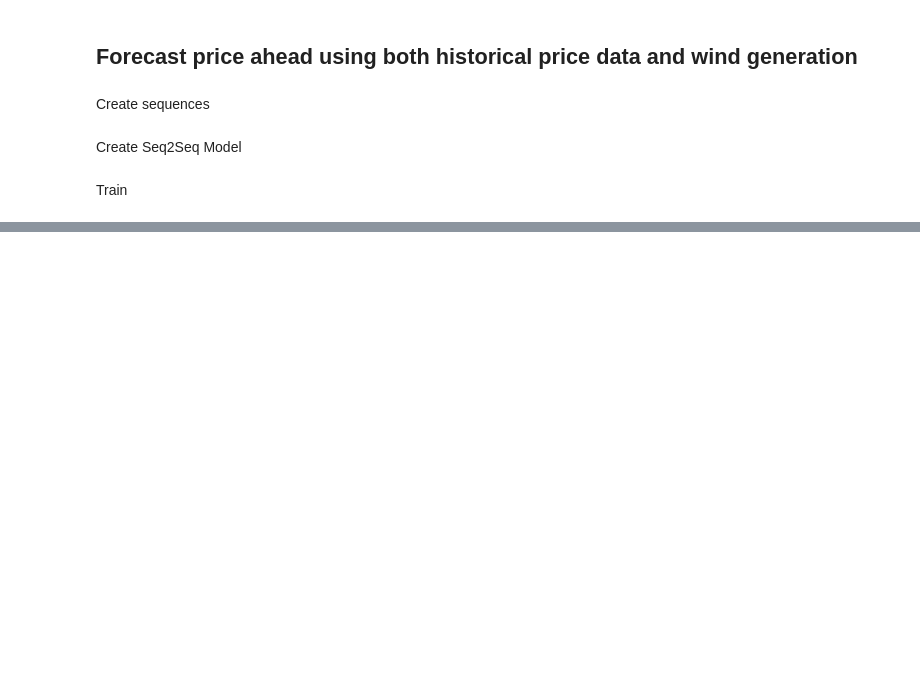
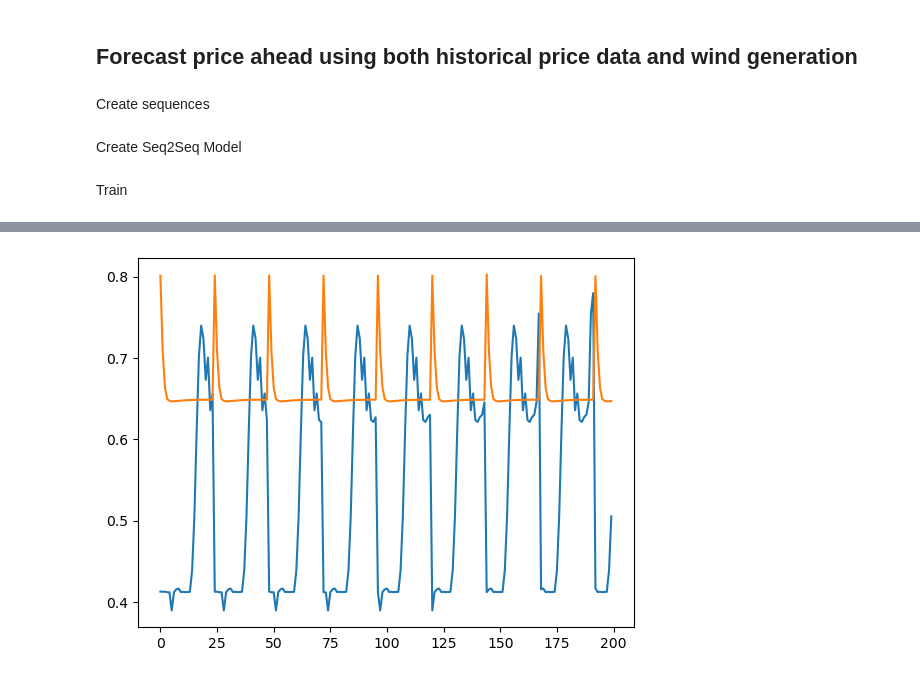
Before and after one commit to atleer/forecast-electricity-markets, a Jupyter notebook: analysis/notebooks/exploration/seq2seq_multivariate.ipynb, the cells around one changed output, grey strips where cells are left out. Cells and saved outputs as stored; diff of their text form; code cells hidden in the pictures; blank space fills up the shorter version.

```diff
--- a/analysis/notebooks/exploration/seq2seq_multivariate.ipynb
+++ b/analysis/notebooks/exploration/seq2seq_multivariate.ipynb
@@ -197,3 +201,9 @@ plt.plot(losses)
+# %%
+plt.plot(y_train.flatten()[:200])
+with torch.no_grad():
+    plt.plot(predictions.flatten()[:200])
+# %% [output]
+[figure, added]
 # %%
 X_test = torch.tensor(X_test, dtype = torch.float32)
 y_test = torch.tensor(y_test, dtype = torch.float32)
```
Also changed, not shown: parts of 6 cells of this notebook.
